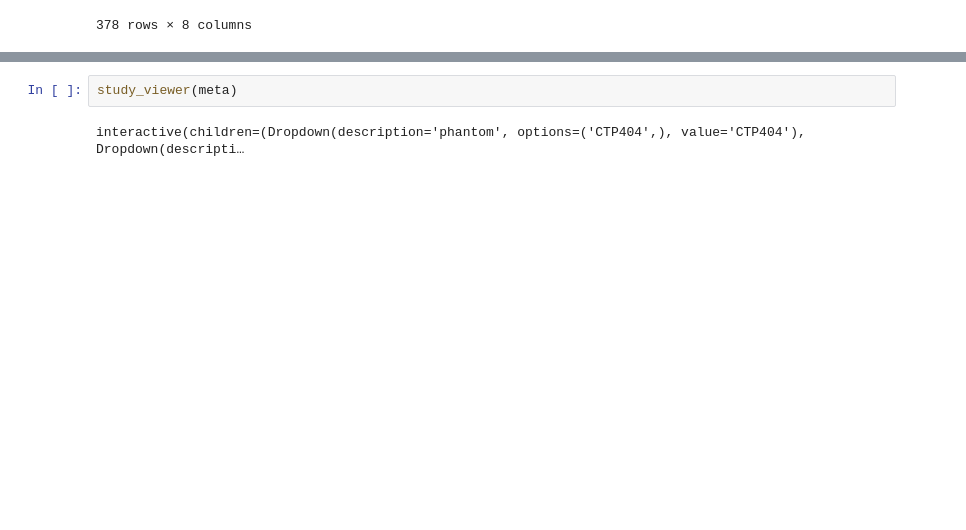
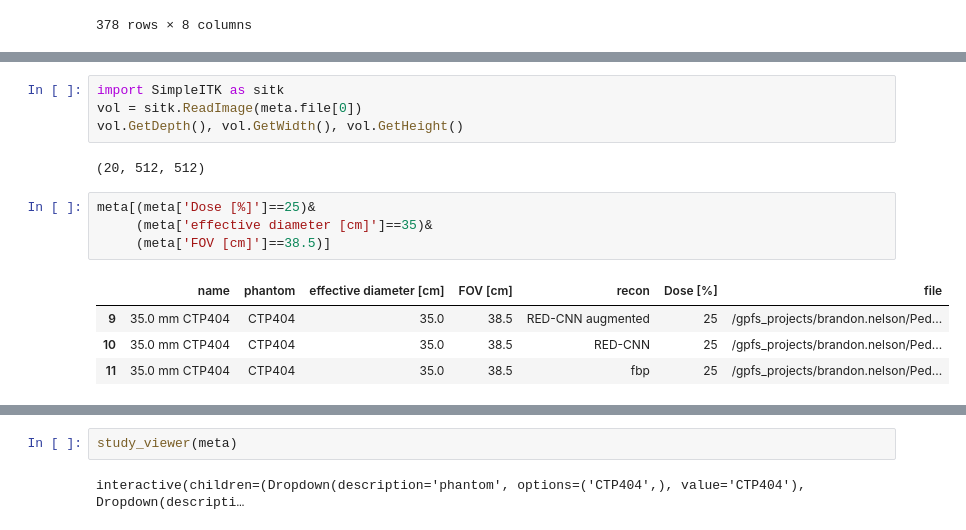
Before and after one commit to brandonjnelsonFDA/pediatric-CT-noise-texture-augmentation, a Jupyter notebook: notebooks/02 Evaluation Results/sharpness preservation.ipynb, the cells around one changed output, grey strips where cells are left out. Drawn from its saved outputs; the diff is of its cells as text; blank space fills up the shorter version.

```diff
--- a/notebooks/02 Evaluation Results/sharpness preservation.ipynb
+++ b/notebooks/02 Evaluation Results/sharpness preservation.ipynb
@@ -211,2 +99,17 @@ for diameter in meta['effective diameter [cm]'].unique():
+# %%
+import SimpleITK as sitk
+vol = sitk.ReadImage(meta.file[0])
+vol.GetDepth(), vol.GetWidth(), vol.GetHeight()
+# %% [output]
+(20, 512, 512)
+# %%
+meta[(meta['Dose [%]']==25)&
+     (meta['effective diameter [cm]']==35)&
+     (meta['FOV [cm]']==38.5)]
+# %% [output]
+|  | name | phantom | effective diameter [cm] | FOV [cm] | recon | Dose [%] | file |
+| 9 | 35.0 mm CTP404 | CTP404 | 35.0 | 38.5 | RED-CNN augmented | 25 | /gpfs_projects/brandon.nelson/Ped... |
+| 10 | 35.0 mm CTP404 | CTP404 | 35.0 | 38.5 | RED-CNN | 25 | /gpfs_projects/brandon.nelson/Ped... |
+| 11 | 35.0 mm CTP404 | CTP404 | 35.0 | 38.5 | fbp | 25 | /gpfs_projects/brandon.nelson/Ped... |
 # %%
 from results_utils import browse_studies, study_viewer
```
Also changed, not shown: parts of 15 cells of this notebook, 1 other file.
